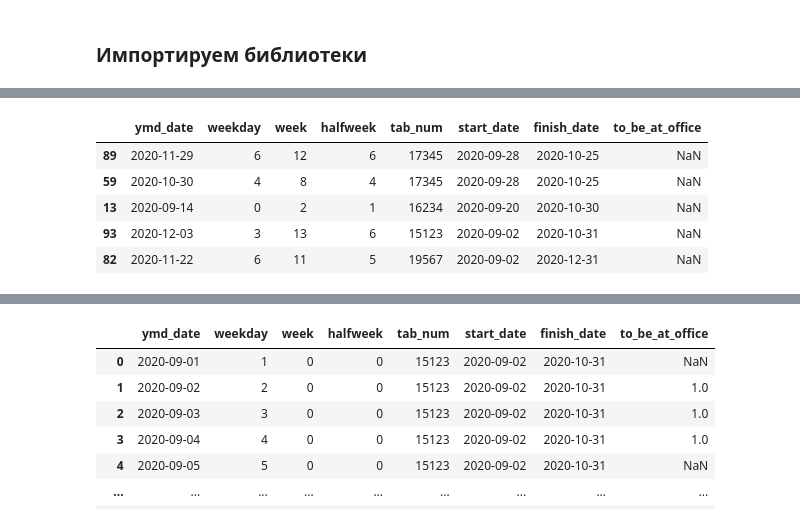
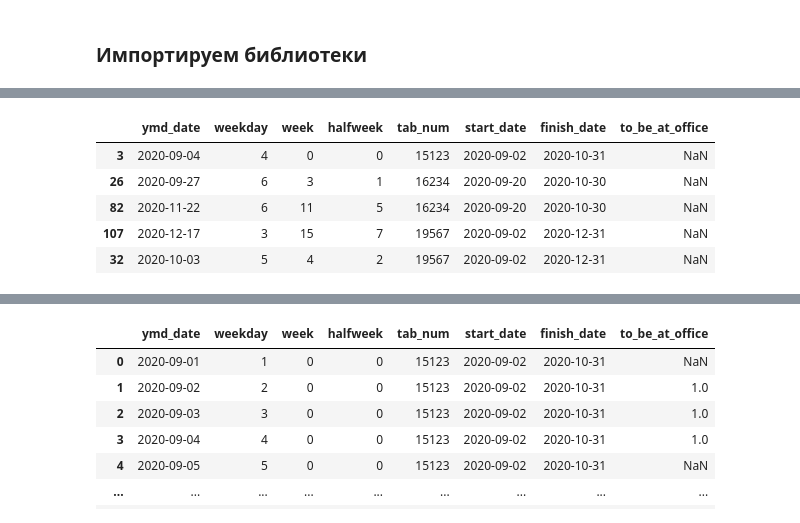
Before and after one commit to varsey/dashboard-formation, a Jupyter notebook: 0_eda.ipynb, the cells around one changed output, grey strips where cells are left out. Drawn from its saved outputs; the diff is of its cells as text; code cells hidden in the pictures.

Commit message:
feat - requirements added
- method for duplicated tab_numbers processing added

```diff
--- a/0_eda.ipynb
+++ b/0_eda.ipynb
@@ -44,3 +52,0 @@ df
-# %%
-df['start_date']= pd.to_datetime(df['start_date'], format="%d.%m.%Y", errors = 'coerce')
-df['finish_date']= pd.to_datetime(df['finish_date'], format="%d.%m.%Y", errors = 'coerce')
@@ -104,3 +70,6 @@ for num, tab_num in enumerate(df.tab_num.to_list()):
     interim['finish_date'] = finish_date_dict[num]
     dash = pd.concat([dash, interim])
 dash['to_be_at_office'] = np.nan
+# %%
+repeated_tab_num = [x for x in df[df['tab_num'].duplicated()].tab_num.values]
+repeated_tab_num
@@ -107,15 +78,20 @@ dash['to_be_at_office'] = np.nan
 # %%
-dash_merged = pd.concat(
-    [
-        dash[~dash.tab_num.isin(['17345'])],
-        pd.merge(
-            dash.loc[(dash['tab_num'] == '17345')][['ymd_date', 'weekday', 'tab_num']],
-            dash.loc[
-                (dash['tab_num'] == '17345') &
-                (dash['ymd_date'] <= dash['finish_date']) &
-                (dash['ymd_date'] >= dash['start_date'])
-            ],
-            how='left'
-        ).drop_duplicates()
-    ]
-)
+def process_duplicated_tab_num(init_df: pd.DataFrame, repeated_tab_nums: list):
+    dash_merged = init_df.copy()
+    for tab_num in repeated_tab_nums:
+        dash_merged = pd.concat(
+            [
+                dash_merged[~dash_merged.tab_num.isin([tab_num])],
+                pd.merge(
+                    dash_merged.loc[(dash_merged['tab_num'] == tab_num)][['ymd_date', 'weekday', 'tab_num']],
+                    dash_merged.loc[
+                        (dash_merged['tab_num'] == tab_num) &
+                        (dash_merged['ymd_date'] <= dash_merged['finish_date']) &
+                        (dash_merged['ymd_date'] >= dash_merged['start_date'])
+                    ],
+                    how='left'
+                ).drop_duplicates()
+            ]
+        )
+        print(dash_merged.shape)
+    return dash_merged
@@ -125,0 +98,2 @@ dash_merged = pd.concat(
+# %%
+dash_merged = process_duplicated_tab_num(dash, repeated_tab_num)
@@ -130,9 +108,9 @@ dash.shape, dash_merged.shape, 122*5
 # %%
-dash.sample(5)
+dash_merged.sample(5)
 # %% [output]
 |  | ymd_date | weekday | week | halfweek | tab_num | start_date | finish_date | to_be_at_office |
-| 89 | 2020-11-29 | 6 | 12 | 6 | 17345 | 2020-09-28 | 2020-10-25 | NaN |
-| 59 | 2020-10-30 | 4 | 8 | 4 | 17345 | 2020-09-28 | 2020-10-25 | NaN |
-| 13 | 2020-09-14 | 0 | 2 | 1 | 16234 | 2020-09-20 | 2020-10-30 | NaN |
-| 93 | 2020-12-03 | 3 | 13 | 6 | 15123 | 2020-09-02 | 2020-10-31 | NaN |
-| 82 | 2020-11-22 | 6 | 11 | 5 | 19567 | 2020-09-02 | 2020-12-31 | NaN |
+| 3 | 2020-09-04 | 4 | 0 | 0 | 15123 | 2020-09-02 | 2020-10-31 | NaN |
+| 26 | 2020-09-27 | 6 | 3 | 1 | 16234 | 2020-09-20 | 2020-10-30 | NaN |
+| 82 | 2020-11-22 | 6 | 11 | 5 | 16234 | 2020-09-20 | 2020-10-30 | NaN |
+| 107 | 2020-12-17 | 3 | 15 | 7 | 19567 | 2020-09-02 | 2020-12-31 | NaN |
+| 32 | 2020-10-03 | 5 | 4 | 2 | 19567 | 2020-09-02 | 2020-12-31 | NaN |
```
Also changed, not shown: parts of 24 cells of this notebook, 1 other file.
